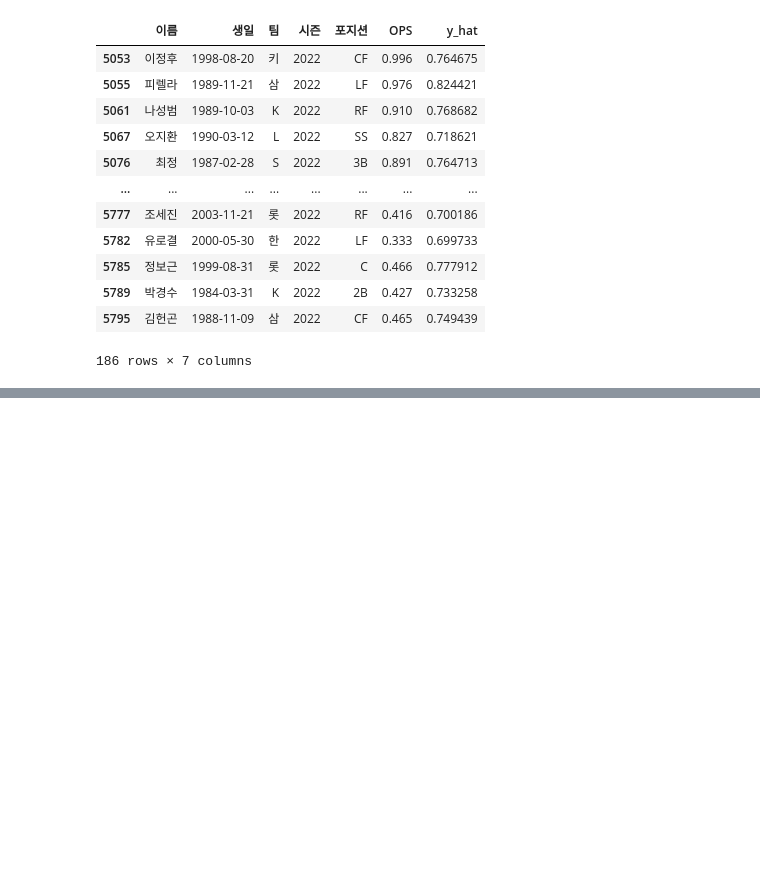
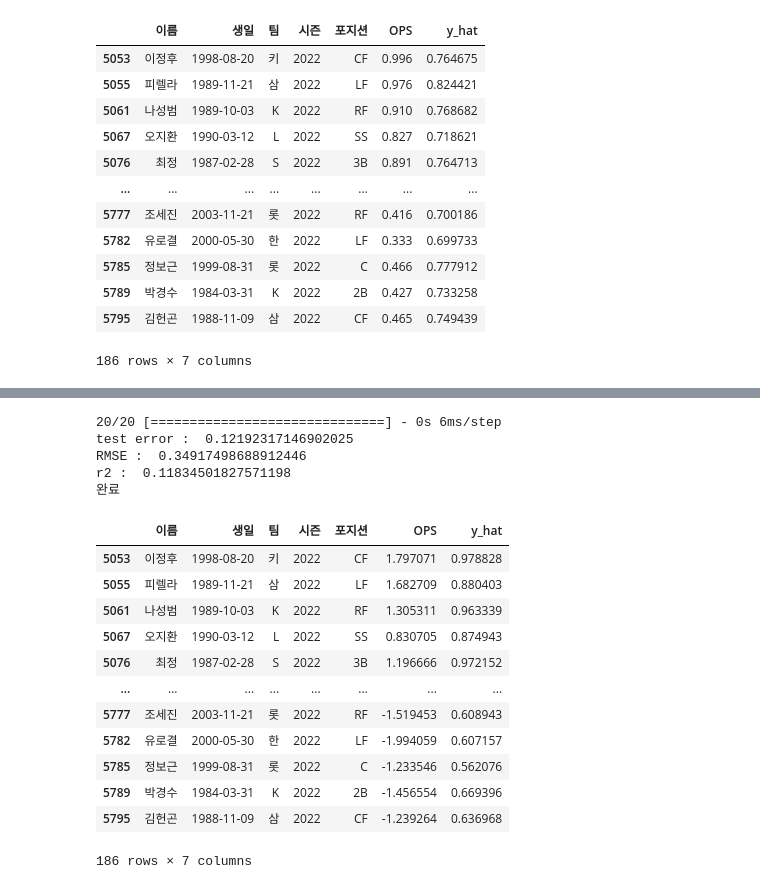
Before and after one commit to gmb408/OSSP-KBO-prediction, a Jupyter notebook: Model_Building.ipynb, the cells around one changed output, grey strips where cells are left out. Drawn from its saved outputs; the diff is of its cells as text; code cells hidden in the pictures; blank space fills up the shorter version.

```diff
--- a/Model_Building.ipynb
+++ b/Model_Building.ipynb
@@ -318,3 +326,25 @@ r2 :  -0.3084282772184357
 | 5789 | 박경수 | 1984-03-31 | K | 2022 | 2B | 0.427 | 0.733258 |
 | 5795 | 김헌곤 | 1988-11-09 | 삼 | 2022 | CF | 0.465 | 0.749439 |
 186 rows × 7 columns
+# %%
+
+dtype = torch.float
+
+train = df[df['시즌'] < 2016].reset_index(drop=True)
+test = df[(df['시즌'] > 2016) & (2022 > df['시즌'])].reset_index(drop=True)
+
+X_train = train[X_cols]
+Y_train = train[y_cols]
+
+X_test = test[X_cols]
+Y_test = test[y_cols]
+
+model = Sequential()
+model.add(Input(101,))
+model.add(Dense(1024, activation='relu'))
+model.add(Dense(512, activation='relu'))
+model.add(Dropout(0.4))
+model.add(Dense(1))
+
+
+model.summary()
@@ -320,0 +369,3 @@ r2 :  -0.3084282772184357
+# %%
+model.compile(optimizer='adam', loss='mean_squared_error')
+model.fit(X_train, Y_train, epochs=70, batch_size=30)
@@ -320,0 +391,30 @@ r2 :  -0.3084282772184357
+# %%
+x_er = model.predict(X_test)
+mse=mean_squared_error(Y_test,  x_er ,squared=False)
+rmse =  np.sqrt(mse)
+r2 =r2_score(Y_test,  x_er )
+
+print("test error : ", mse)
+print("RMSE : ", rmse)
+print("r2 : ", r2)
+print("완료")
+predict
+# %% [output]
+20/20 [==============================] - 0s 6ms/step
+test error :  0.12192317146902025
+RMSE :  0.34917498688912446
+r2 :  0.11834501827571198
+완료
+|  | 이름 | 생일 | 팀 | 시즌 | 포지션 | OPS | y_hat |
+| 5053 | 이정후 | 1998-08-20 | 키 | 2022 | CF | 1.797071 | 0.978828 |
+| 5055 | 피렐라 | 1989-11-21 | 삼 | 2022 | LF | 1.682709 | 0.880403 |
+| 5061 | 나성범 | 1989-10-03 | K | 2022 | RF | 1.305311 | 0.963339 |
+| 5067 | 오지환 | 1990-03-12 | L | 2022 | SS | 0.830705 | 0.874943 |
+| 5076 | 최정 | 1987-02-28 | S | 2022 | 3B | 1.196666 | 0.972152 |
+| ... | ... | ... | ... | ... | ... | ... | ... |
+| 5777 | 조세진 | 2003-11-21 | 롯 | 2022 | RF | -1.519453 | 0.608943 |
+| 5782 | 유로결 | 2000-05-30 | 한 | 2022 | LF | -1.994059 | 0.607157 |
+| 5785 | 정보근 | 1999-08-31 | 롯 | 2022 | C | -1.233546 | 0.562076 |
+| 5789 | 박경수 | 1984-03-31 | K | 2022 | 2B | -1.456554 | 0.669396 |
+| 5795 | 김헌곤 | 1988-11-09 | 삼 | 2022 | CF | -1.239264 | 0.636968 |
+186 rows × 7 columns
```
Also changed, not shown: parts of 5 cells of this notebook.
